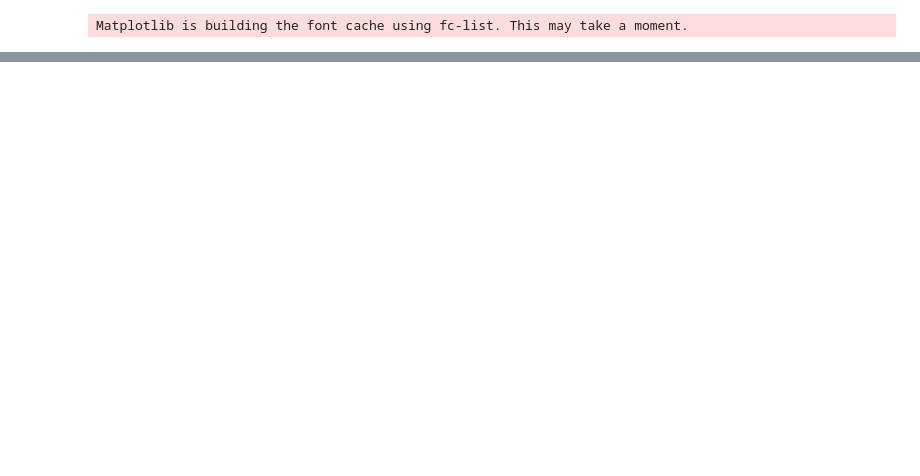
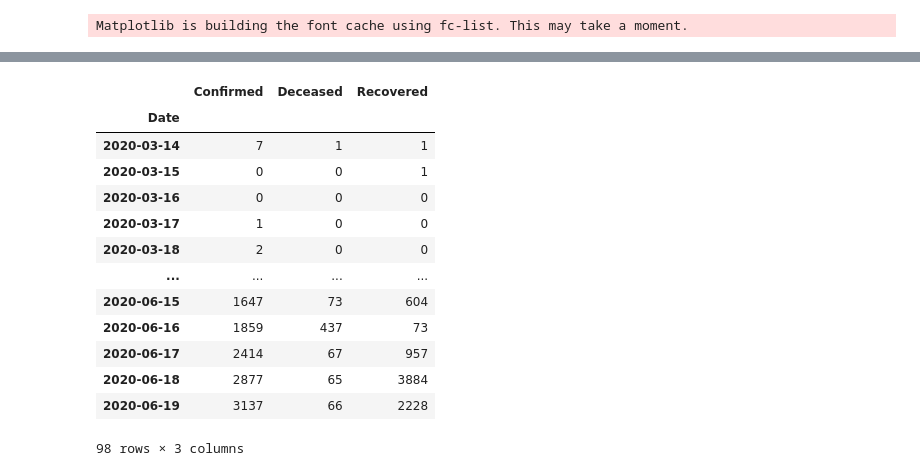
Before and after one commit to OLeoghain/India-Covid19, a Jupyter notebook: Data Exploration.ipynb, the cells around one changed output, grey strips where cells are left out. Drawn from its saved outputs; the diff is of its cells as text; code cells hidden in the pictures; blank space fills up the shorter version.

```diff
--- a/Data Exploration.ipynb
+++ b/Data Exploration.ipynb
@@ -43,11 +96,27 @@ df_2
 # %%
 data_2 = df_2[['Date','Status','DL']]
 confirmed = data_2[data_2.Status.eq('Confirmed')]
 deceased = data_2[data_2.Status.eq('Deceased')]
 recovered = data_2[data_2.Status.eq('Recovered')]
 
 date_2 = pd.date_range(start = '03-14-2020', end ='06-19-2020')
 
 delhi = pd.DataFrame({'Date' : date_2.values, 'Confirmed' : confirmed['DL'].values, 'Deceased' : deceased['DL'].values, 'Recovered' : recovered['DL'].values})
+delhi.set_index('Date', inplace = True)
 delhi
+# %% [output]
+|  | Confirmed | Deceased | Recovered |
+| Date |  |  |  |
+| 2020-03-14 | 7 | 1 | 1 |
+| 2020-03-15 | 0 | 0 | 1 |
+| 2020-03-16 | 0 | 0 | 0 |
+| 2020-03-17 | 1 | 0 | 0 |
+| 2020-03-18 | 2 | 0 | 0 |
+| ... | ... | ... | ... |
+| 2020-06-15 | 1647 | 73 | 604 |
+| 2020-06-16 | 1859 | 437 | 73 |
+| 2020-06-17 | 2414 | 67 | 957 |
+| 2020-06-18 | 2877 | 65 | 3884 |
+| 2020-06-19 | 3137 | 66 | 2228 |
+98 rows × 3 columns
 # %%
```
Also changed, not shown: parts of 7 cells of this notebook, 5 other files.
